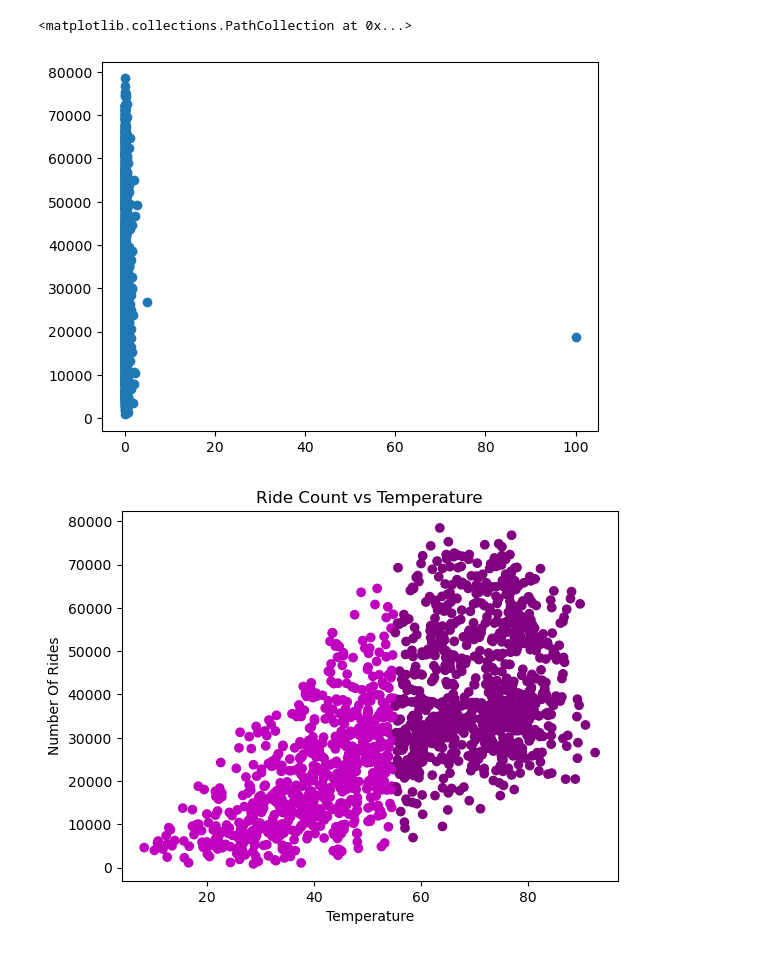
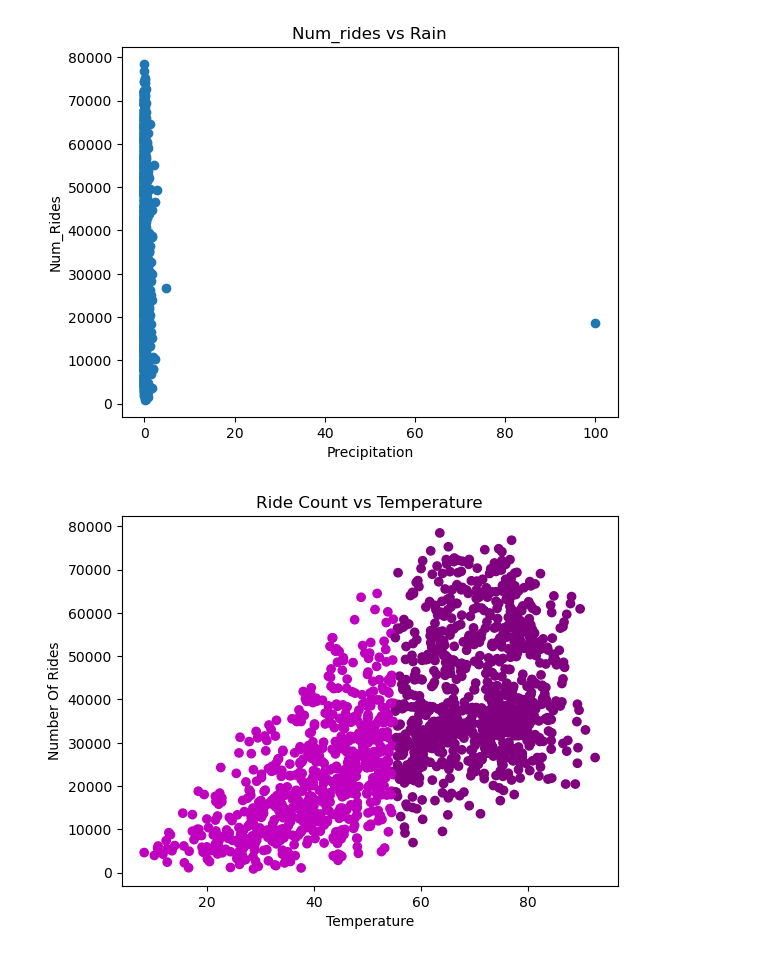
Before and after one commit to Sheryl122/citibike-ridership-model, a Jupyter notebook: code/eda.ipynb, the cells around one changed output. Saved outputs shown, nothing was run; the diff lists cells and outputs as text; code cells hidden in the pictures.

```diff
--- a/code/eda.ipynb
+++ b/code/eda.ipynb
@@ -108,10 +44,13 @@ plt.hist(df['month'])
 # %%
 x = df['precip_in']
 y = df['num_rides']
 plt.scatter(x,y)
+plt.xlabel('Precipitation')
+plt.ylabel('Num_Rides')
+plt.title('Num_rides vs Rain')
+plt.show()
 # %% [output]
-<matplotlib.collections.PathCollection at 0x...>
-[figure, old version]
+[figure, new version]
 # %%
 from turtle import color
 
```
Also changed, not shown: parts of 12 cells of this notebook.
